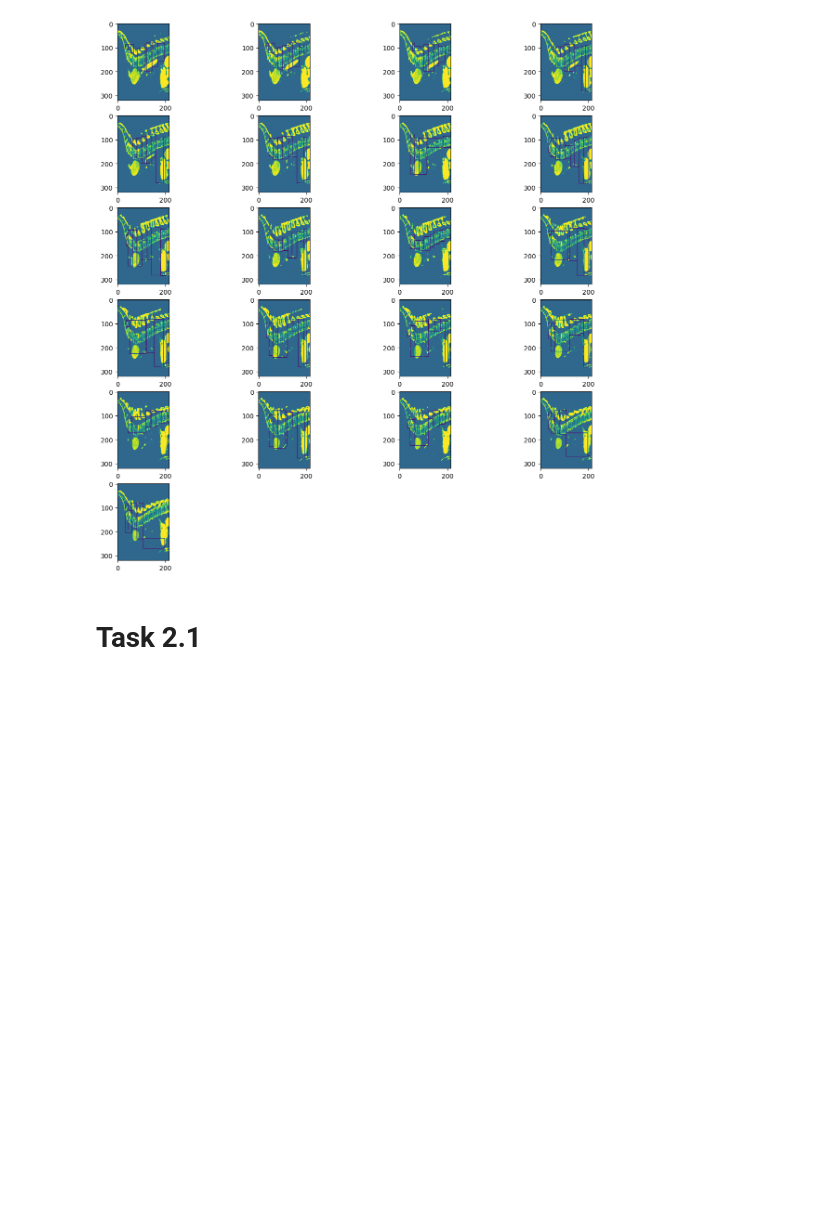
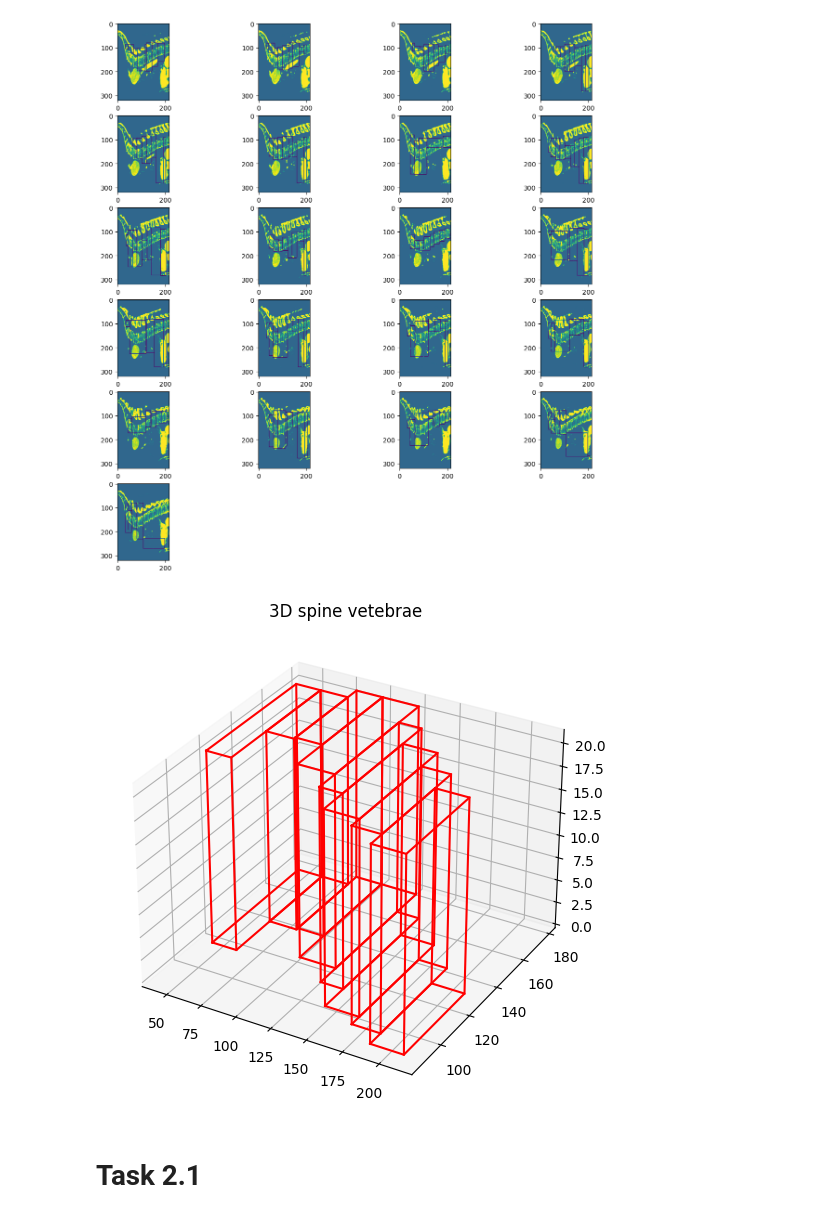
Before and after one commit to sunningmbzuai/HC701, a Jupyter notebook: ass2/assignment2.ipynb, the cells around one changed output. Cells and saved outputs as stored; diff of their text form; code cells hidden in the pictures; blank space fills up the shorter version.

```diff
--- a/ass2/assignment2.ipynb
+++ b/ass2/assignment2.ipynb
@@ -323,6 +325,36 @@ for i in range(mid-10,mid+11):
 plt.show()
 # %% [output]
 [figure]
+# %%
+# 3d drawing
+from matplotlib import pyplot as plt
+from mpl_toolkits.mplot3d import Axes3D
+%matplotlib inline
+def plot_linear_cube(boxes,color='r'):
+    fig = plt.figure()
+    ax = Axes3D(fig)
+    for x1,y1,x2,y2 in boxes:
+        x = x1
+        y = y1
+        z = 0
+        dx = x2-x1
+        dy = y2-y1
+        dz = 21
+        xx = [x,x,x+dx,x+dx,x]
+        yy = [y,y+dy,y+dy,y,y]
+        kwargs = {'alpha':1,'color':color}
+        ax.plot3D(xx,yy,[z]*5,**kwargs)
+        ax.plot3D(xx,yy,[z+dz]*5,**kwargs)
+        ax.plot3D([x,x],[y,y],[z,z+dz],**kwargs)
+        ax.plot3D([x,x],[y+dy,y+dy],[z,z+dz],**kwargs)
+        ax.plot3D([x+dx,x+dx],[y+dy,y+dy],[z,z+dz],**kwargs)
+        ax.plot3D([x+dx,x+dx],[y,y],[z,z+dz],**kwargs)
+    plt.title('3D spine vetebrae')
+    plt.show()
+
+plot_linear_cube(boxes)
+# %% [output]
+[figure, added]
 # %% [markdown]
 # Task 2.1
 # %%
```
Also changed, not shown: parts of 10 cells of this notebook, 1 other file.
